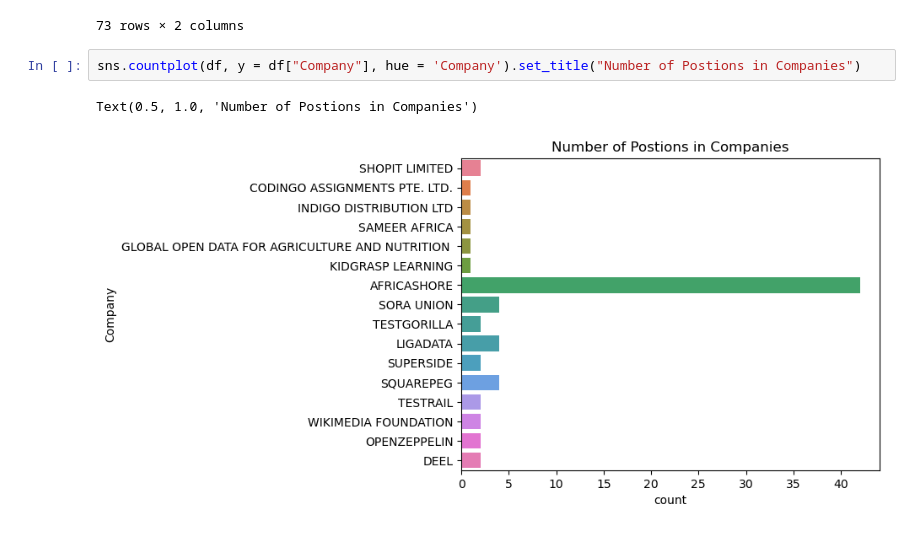
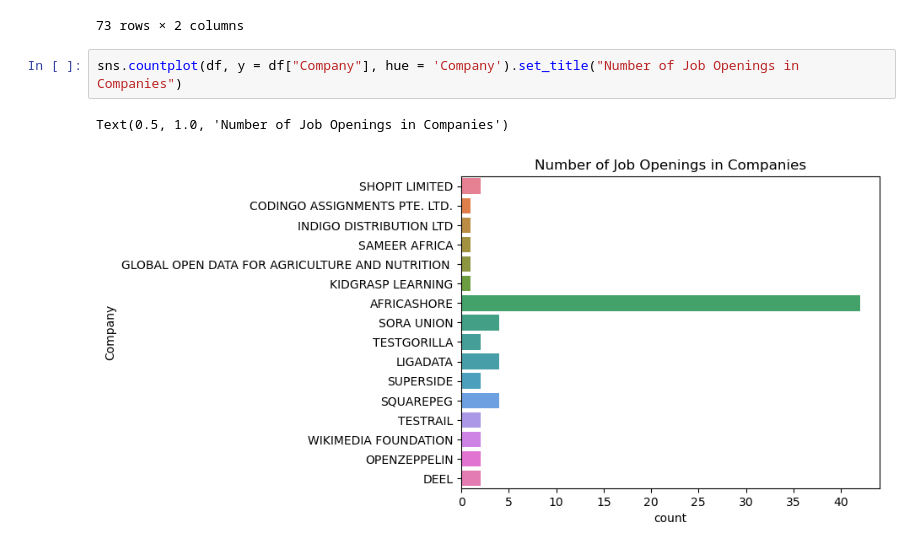
Before and after one commit to BILDADMOSES/Web_Scraping_Coursera, a Jupyter notebook: Coursera_WebScrap.ipynb, the cells around one changed output. Saved outputs shown, nothing was run; the diff lists cells and outputs as text.

```diff
--- a/Coursera_WebScrap.ipynb
+++ b/Coursera_WebScrap.ipynb
@@ -72,7 +70,7 @@ df
 | 73 | Middleware System Engineer Z/OS (... | AFRICASHORE |
 73 rows × 2 columns
 # %%
-sns.countplot(df, y = df["Company"], hue = 'Company').set_title("Number of Postions in Companies")
+sns.countplot(df, y = df["Company"], hue = 'Company').set_title("Number of Job Openings in Companies")
 # %% [output]
-Text(0.5, 1.0, 'Number of Postions in Companies')
+Text(0.5, 1.0, 'Number of Job Openings in Companies')
-[figure, old version]
+[figure, new version]
```
Also changed, not shown: parts of 6 cells of this notebook.
